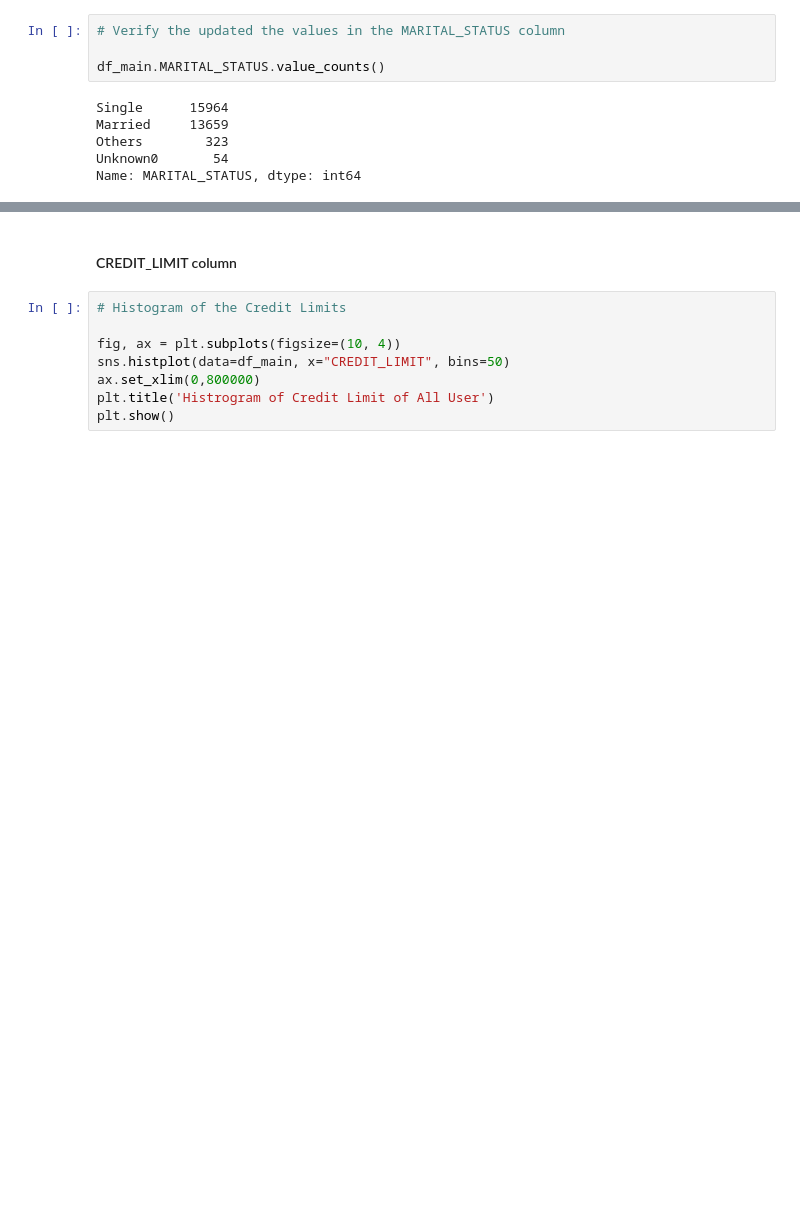
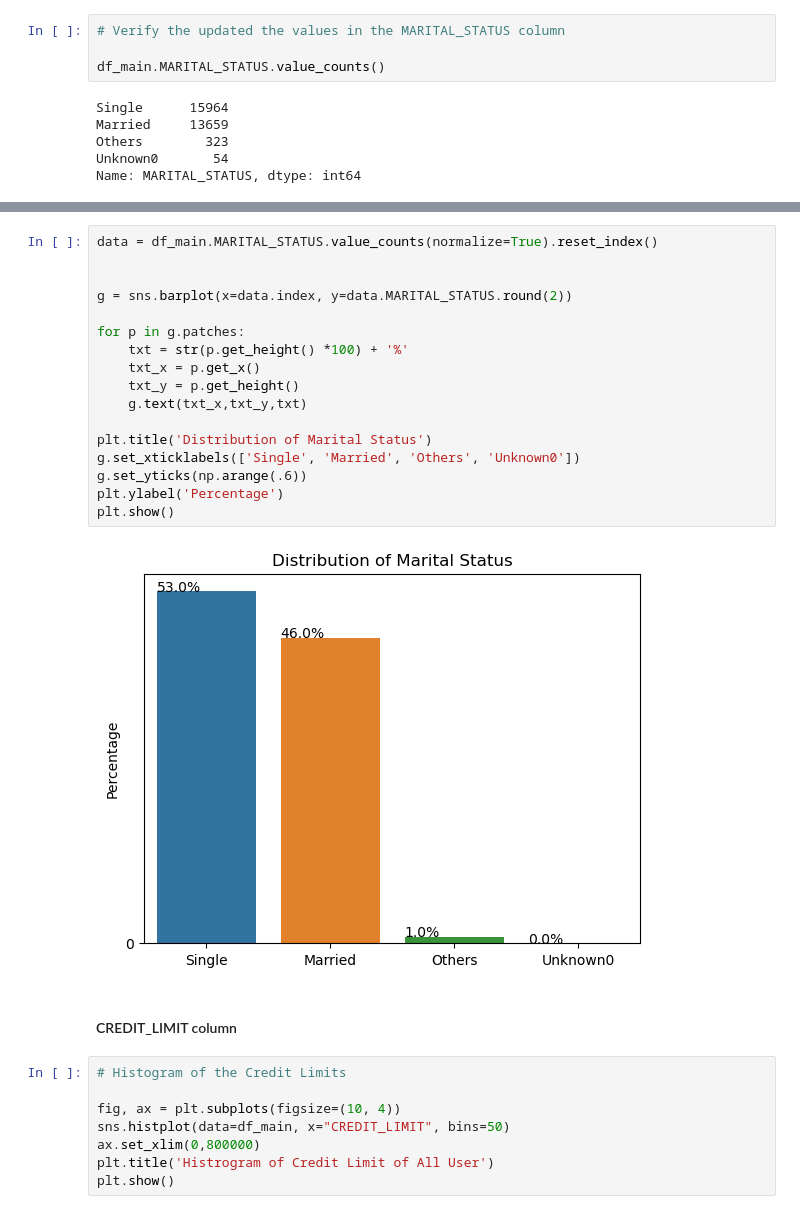
Before and after one commit to ambily-treesa/DAB103-CreditCardDefault, a Jupyter notebook: DAB103 Credit Card Payment Default EDA-Final.ipynb, the cells around one changed output, grey strips where cells are left out. Cells and saved outputs as stored; diff of their text form; blank space fills up the shorter version.

```diff
--- a/DAB103 Credit Card Payment Default EDA-Final.ipynb
+++ b/DAB103 Credit Card Payment Default EDA-Final.ipynb
@@ -415,3 +455,22 @@ plt.show()
+# %%
+data = df_main.MARITAL_STATUS.value_counts(normalize=True).reset_index()
+
+
+g = sns.barplot(x=data.index, y=data.MARITAL_STATUS.round(2))
+
+for p in g.patches:
+    txt = str(p.get_height() *100) + '%'
+    txt_x = p.get_x()
+    txt_y = p.get_height()
+    g.text(txt_x,txt_y,txt)
+
+plt.title('Distribution of Marital Status')
+g.set_xticklabels(['Single', 'Married', 'Others', 'Unknown0'])
+g.set_yticks(np.arange(.6))
+plt.ylabel('Percentage')
+plt.show()
+# %% [output]
+[figure, added]
 # %% [markdown]
 #### CREDIT_LIMIT column
 # %%
```
Also changed, not shown: parts of 5 cells of this notebook.
